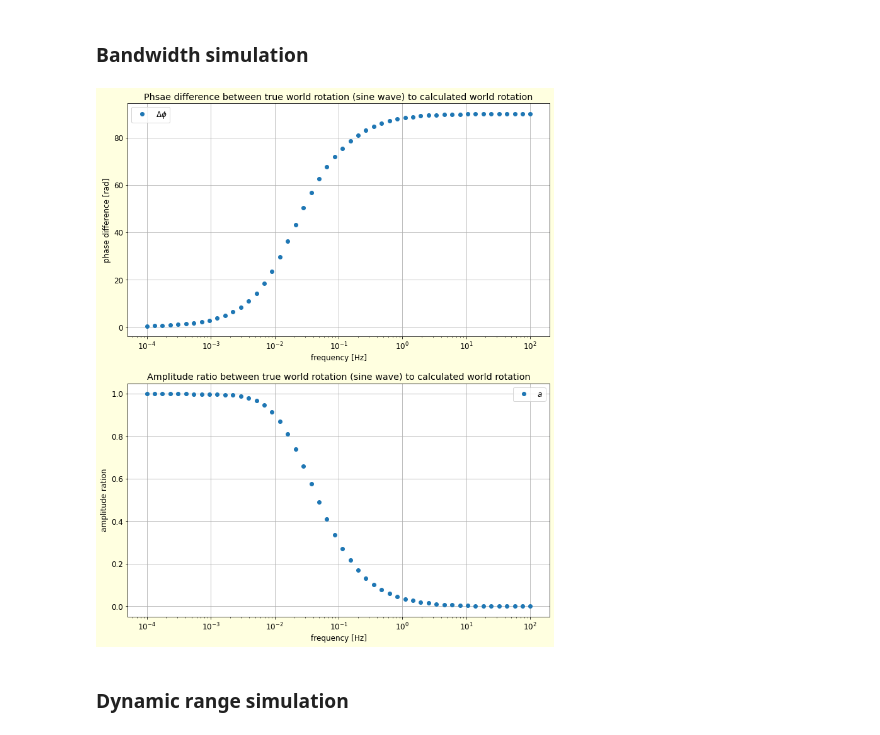
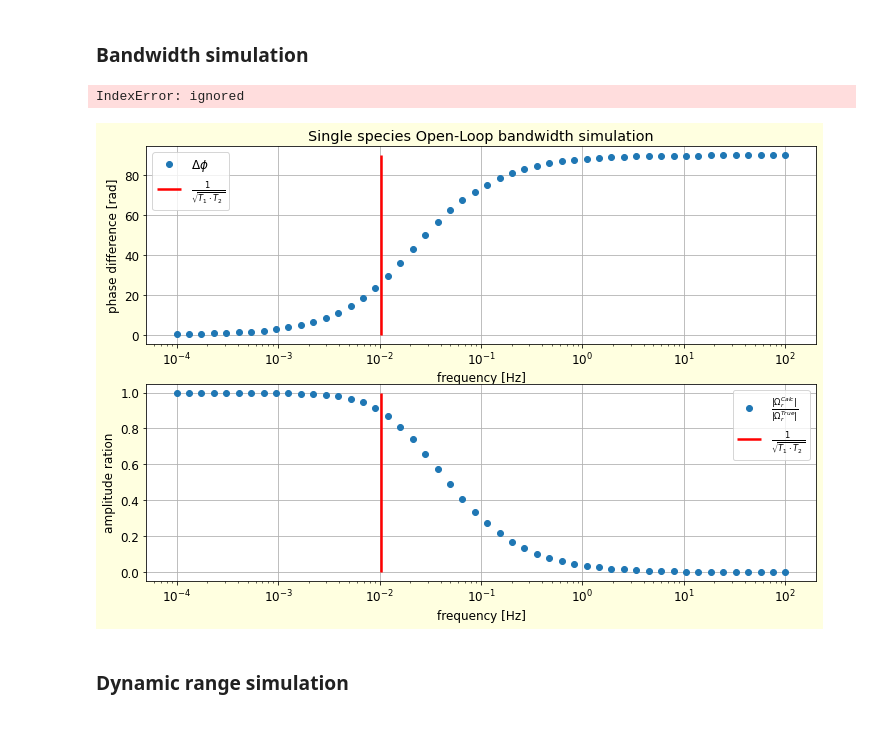
Before and after one commit to RoyElkabetz/NMR-gyroscope, a Jupyter notebook: src/single_specie_bandwidth_and_dynamic_range_sim.ipynb, the cells around one changed output. Cells and saved outputs as stored; diff of their text form; code cells hidden in the pictures.

```diff
--- a/src/single_specie_bandwidth_and_dynamic_range_sim.ipynb
+++ b/src/single_specie_bandwidth_and_dynamic_range_sim.ipynb
@@ -196,25 +276,35 @@ for i, f in enumerate(freq_list):
+# %%
+
+
+#freq_list = np.logspace(-4, 2, 50)
+single_species_Open_Loop_bandwidth_simualtion(phy.G129, t1=30, t2=8)
+# %% [output]
+IndexError: ignored
 # %%
 # ploting the dynamic range
-fig = plt.figure(figsize=(12, 15))
+fig = plt.figure(figsize=(12, 8))
 ax = plt.subplot(211)
-ax.set_title('Phsae difference between true world rotation (sine wave) to calculated world rotation')
+ax.set_title('Single species Open-Loop bandwidth simulation')
 ax.semilogx(freq_list, phase_diff, 'o', label='$\Delta\phi$')
+ax.vlines(1 / np.sqrt(t1 * t2) / 2 / np.pi, ymin=0, ymax=90,
+          color='red', label=r'$\frac{1}{\sqrt{T_1 \cdot T_2}}$')
 ax.set_xlabel('frequency [Hz]')
 ax.set_ylabel('phase difference [rad]')
 ax.grid(True)
 ax.legend()
 
 ax1 = plt.subplot(212)
-ax1.set_title('Amplitude ratio between true world rotation (sine wave) to calculated world rotation')
-ax1.semilogx(freq_list, apmlitude_ratio, 'o', label='$a$')
+ax1.semilogx(freq_list, apmlitude_ratio, 'o', label=r'$\frac{|\Omega_r^{Calc}|}{|\Omega_r^{True}|}$')
+ax1.vlines(1 / np.sqrt(t1 * t2) / 2 / np.pi, ymin=0, ymax=1,
+          color='red', label=r'$\frac{1}{\sqrt{T_1 \cdot T_2}}$')
 ax1.set_ylabel('amplitude ration')
 ax1.set_xlabel('frequency [Hz]')
 ax1.grid(True)
 ax1.legend()
 plt.tight_layout
 plt.show()
 # %% [output]
-[figure, old version]
+[figure, new version]
 # %% [markdown]
 ### Dynamic range simulation
 # %%
```
Also changed, not shown: parts of 1 cell of this notebook.
